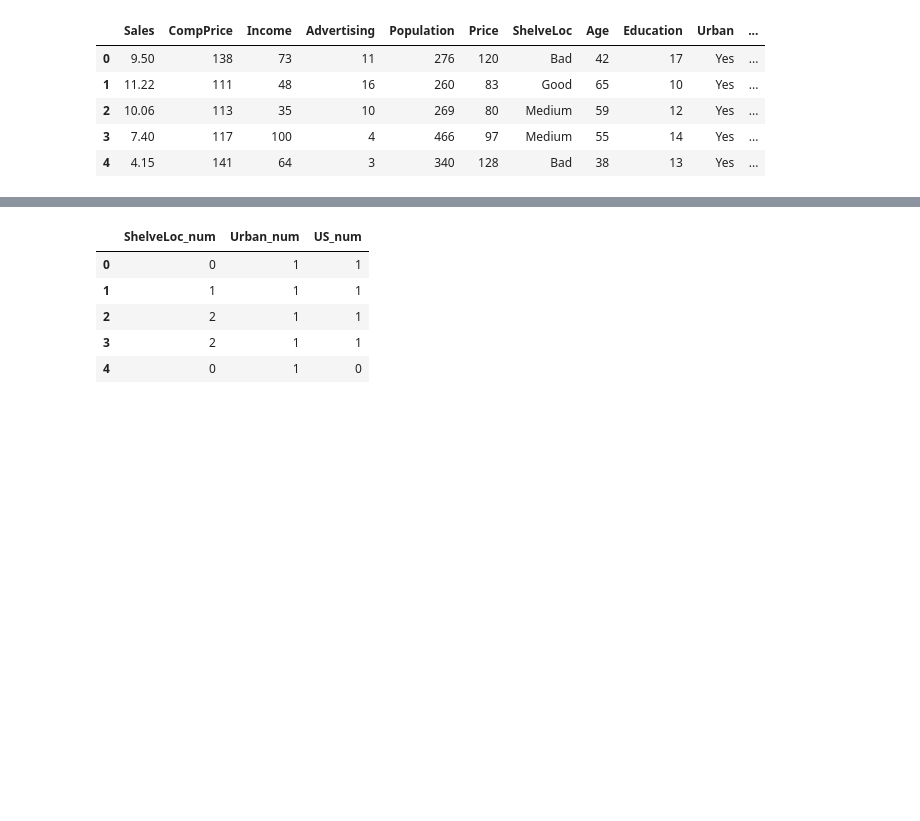
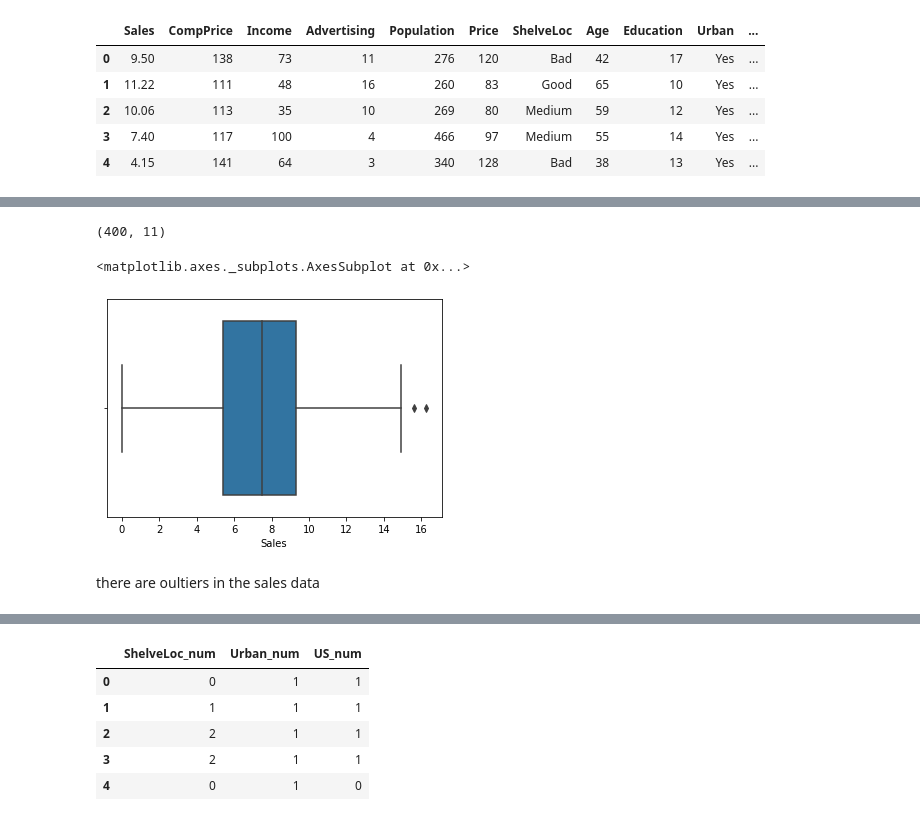
Before and after one commit to renkuntlamahessh/DataScience_Python, a Jupyter notebook: Assignment_11_Random__Forest_Company.ipynb, the cells around one changed output, grey strips where cells are left out. Cells and saved outputs as stored; diff of their text form; code cells hidden in the pictures; blank space fills up the shorter version.

```diff
--- a/Assignment_11_Random__Forest_Company.ipynb
+++ b/Assignment_11_Random__Forest_Company.ipynb
@@ -6,8 +6,8 @@ import numpy as np
 import matplotlib.pyplot as plt
 import seaborn as sns
 # %%
-company = pd.read_csv("Company_Data.csv")
-company.head()
+CD = pd.read_csv("Company_Data.csv")
+CD.head()
 # %% [output]
 |  | Sales | CompPrice | Income | Advertising | Population | Price | ShelveLoc | Age | Education | Urban | ... |
 | 0 | 9.50 | 138 | 73 | 11 | 276 | 120 | Bad | 42 | 17 | Yes | ... |
@@ -26,0 +60,11 @@ company.head()
+# %%
+CD.shape
+# %% [output]
+(400, 11)
+# %%
+sns.boxplot(CD['Sales'])
+# %% [output]
+<matplotlib.axes._subplots.AxesSubplot at 0x...>
+[figure, added]
+# %% [markdown]
+there are oultiers in the sales data
```
Also changed, not shown: parts of 21 cells of this notebook.
